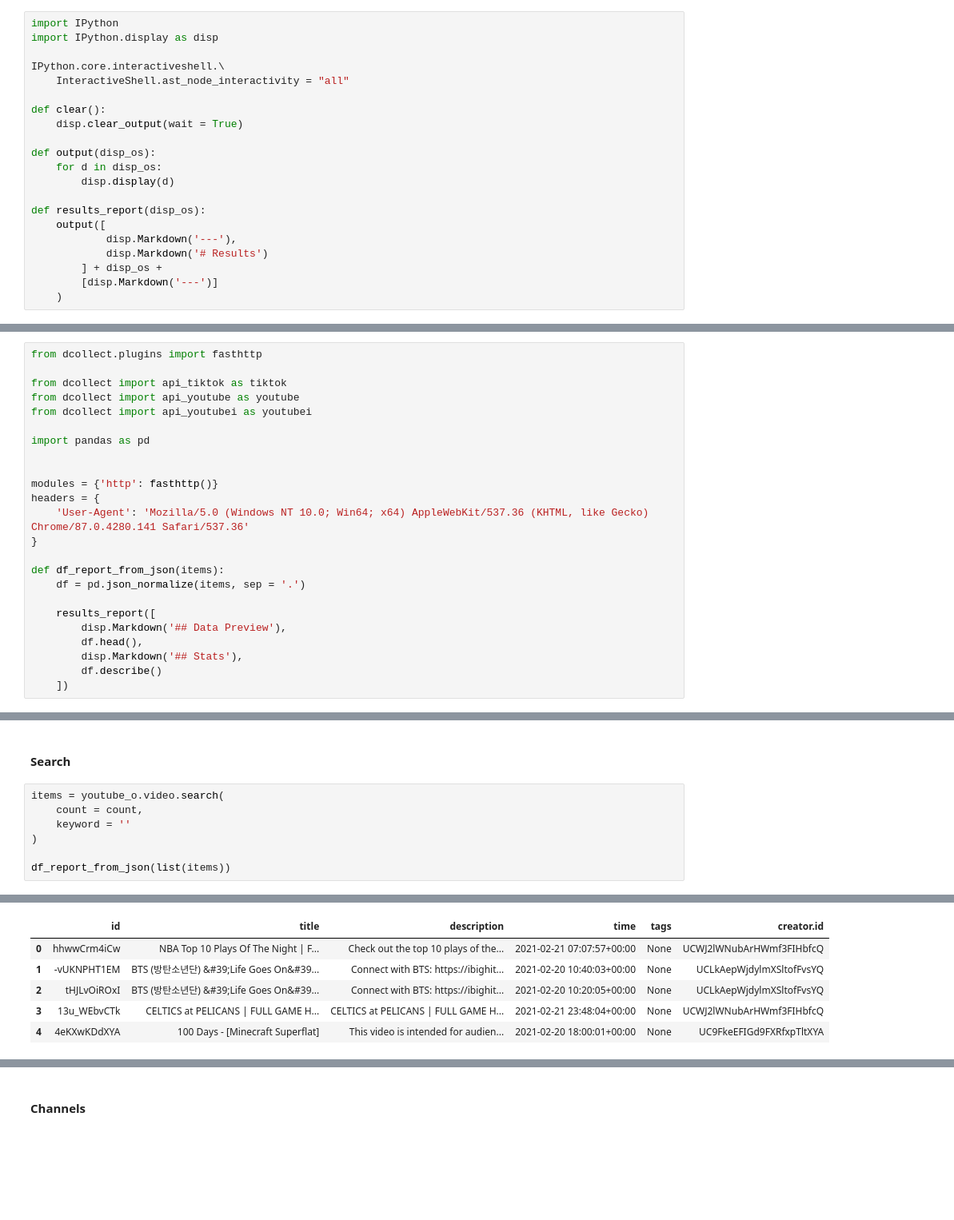
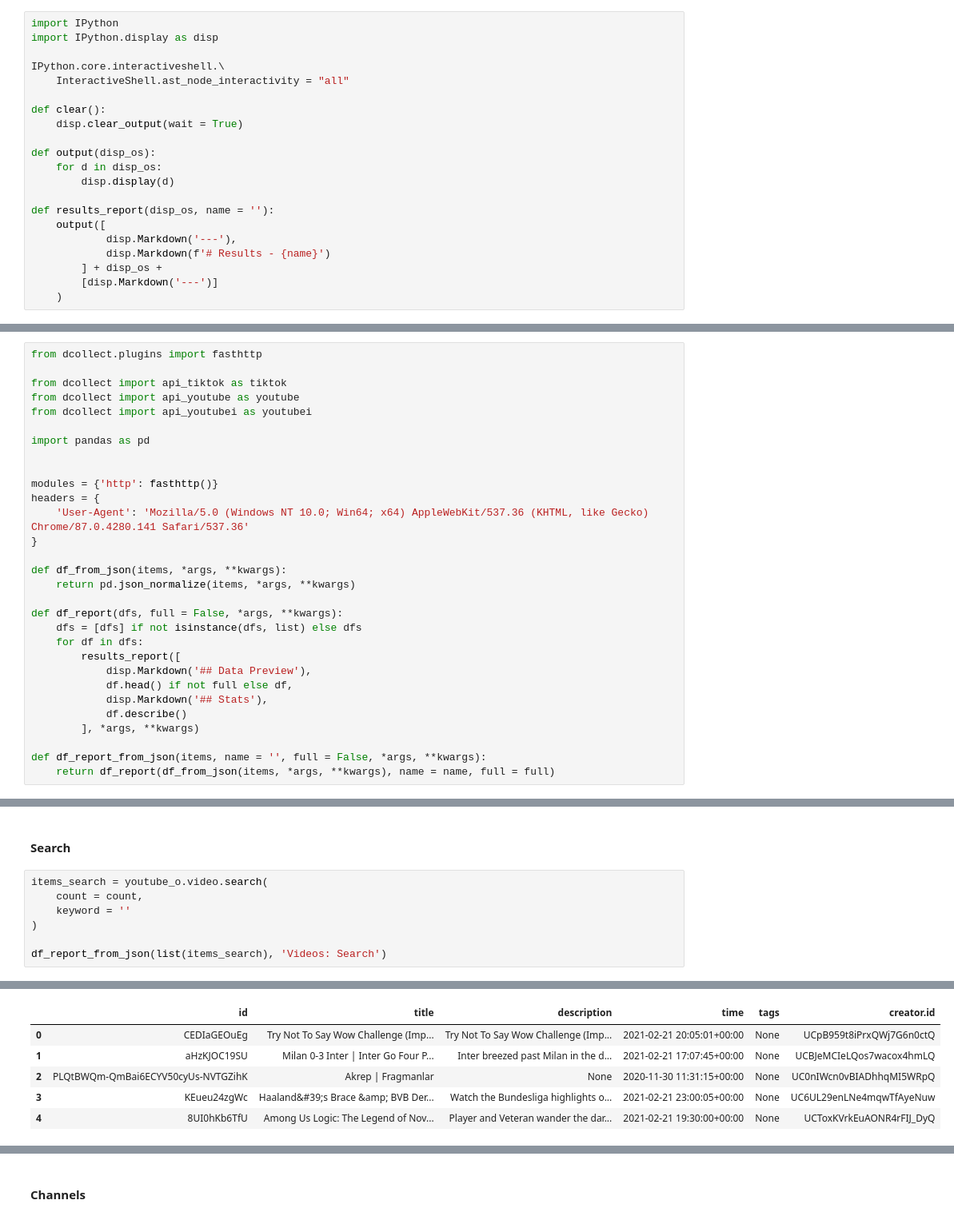
Before and after one commit to oakaigh/cogs108-wi21-group068, a Jupyter notebook: EDA/demo.ipynb, the cells around one changed output, grey strips where cells are left out. Shown at 80% size. Drawn from its saved outputs; the diff is of its cells as text; blank space fills up the shorter version.

```diff
--- a/EDA/demo.ipynb
+++ b/EDA/demo.ipynb
@@ -16,10 +16,10 @@ def output(disp_os):
     for d in disp_os:
         disp.display(d)
 
-def results_report(disp_os):
+def results_report(disp_os, name = ''):
     output([
             disp.Markdown('---'),
-            disp.Markdown('# Results')
+            disp.Markdown(f'# Results - {name}')
         ] + disp_os +
         [disp.Markdown('---')]
     )
@@ -43,15 +43,21 @@ headers = {
     'User-Agent': 'Mozilla/5.0 (Windows NT 10.0; Win64; x64) AppleWebKit/537.36 (KHTML, like Gecko) Chrome/87.0.4280.141 Safari/537.36'
 }
 
-def df_report_from_json(items):
-    df = pd.json_normalize(items, sep = '.')
+def df_from_json(items, *args, **kwargs):
+    return pd.json_normalize(items, *args, **kwargs)
 
-    results_report([
-        disp.Markdown('## Data Preview'),
-        df.head(),
-        disp.Markdown('## Stats'),
-        df.describe()
-    ])
+def df_report(dfs, full = False, *args, **kwargs):
+    dfs = [dfs] if not isinstance(dfs, list) else dfs
+    for df in dfs:
+        results_report([
+            disp.Markdown('## Data Preview'),
+            df.head() if not full else df,
+            disp.Markdown('## Stats'),
+            df.describe()
+        ], *args, **kwargs)
+
+def df_report_from_json(items, name = '', full = False, *args, **kwargs):
+    return df_report(df_from_json(items, *args, **kwargs), name = name, full = full)
 # %% [markdown]
 ## Data Collection
 # %% [markdown]
@@ -152,11 +158,11 @@ df_report_from_json(list(items))
 # %% [markdown]
 #### Search
 # %%
-items = youtube_o.video.search(
+items_search = youtube_o.video.search(
     count = count,
     keyword = ''
 )
 
-df_report_from_json(list(items))
+df_report_from_json(list(items_search), 'Videos: Search')
 # %% [output]
 ---
@@ -164,9 +170,9 @@ df_report_from_json(list(items))
 ## Data Preview
 |  | id | title | description | time | tags | creator.id |
-| 0 | hhwwCrm4iCw | NBA Top 10 Plays Of The Night | F... | Check out the top 10 plays of the... | 2021-02-21 07:07:57+00:00 | None | UCWJ2lWNubArHWmf3FIHbfcQ |
-| 1 | -vUKNPHT1EM | BTS (방탄소년단) &#39;Life Goes On&#39... | Connect with BTS: https://ibighit... | 2021-02-20 10:40:03+00:00 | None | UCLkAepWjdylmXSltofFvsYQ |
-| 2 | tHJLvOiROxI | BTS (방탄소년단) &#39;Life Goes On&#39... | Connect with BTS: https://ibighit... | 2021-02-20 10:20:05+00:00 | None | UCLkAepWjdylmXSltofFvsYQ |
-| 3 | 13u_WEbvCTk | CELTICS at PELICANS | FULL GAME H... | CELTICS at PELICANS | FULL GAME H... | 2021-02-21 23:48:04+00:00 | None | UCWJ2lWNubArHWmf3FIHbfcQ |
-| 4 | 4eKXwKDdXYA | 100 Days - [Minecraft Superflat] | This video is intended for audien... | 2021-02-20 18:00:01+00:00 | None | UC9FkeEFIGd9FXRfxpTltXYA |
+| 0 | CEDIaGEOuEg | Try Not To Say Wow Challenge (Imp... | Try Not To Say Wow Challenge (Imp... | 2021-02-21 20:05:01+00:00 | None | UCpB959t8iPrxQWj7G6n0ctQ |
+| 1 | aHzKJOC19SU | Milan 0-3 Inter | Inter Go Four P... | Inter breezed past Milan in the d... | 2021-02-21 17:07:45+00:00 | None | UCBJeMCIeLQos7wacox4hmLQ |
+| 2 | PLQtBWQm-QmBai6ECYV50cyUs-NVTGZihK | Akrep | Fragmanlar | None | 2020-11-30 11:31:15+00:00 | None | UC0nIWcn0vBIADhhqMI5WRpQ |
+| 3 | KEueu24zgWc | Haaland&#39;s Brace &amp; BVB Der... | Watch the Bundesliga highlights o... | 2021-02-21 23:00:05+00:00 | None | UC6UL29enLNe4mqwTfAyeNuw |
+| 4 | 8UI0hKb6TfU | Among Us Logic: The Legend of Nov... | Player and Veteran wander the dar... | 2021-02-21 19:30:00+00:00 | None | UCToxKVrkEuAONR4rFIJ_DyQ |
 ## Stats
 |  | id | title | description | time | tags | creator.id |
```
Also changed, not shown: parts of 21 cells of this notebook, 4 other files.
